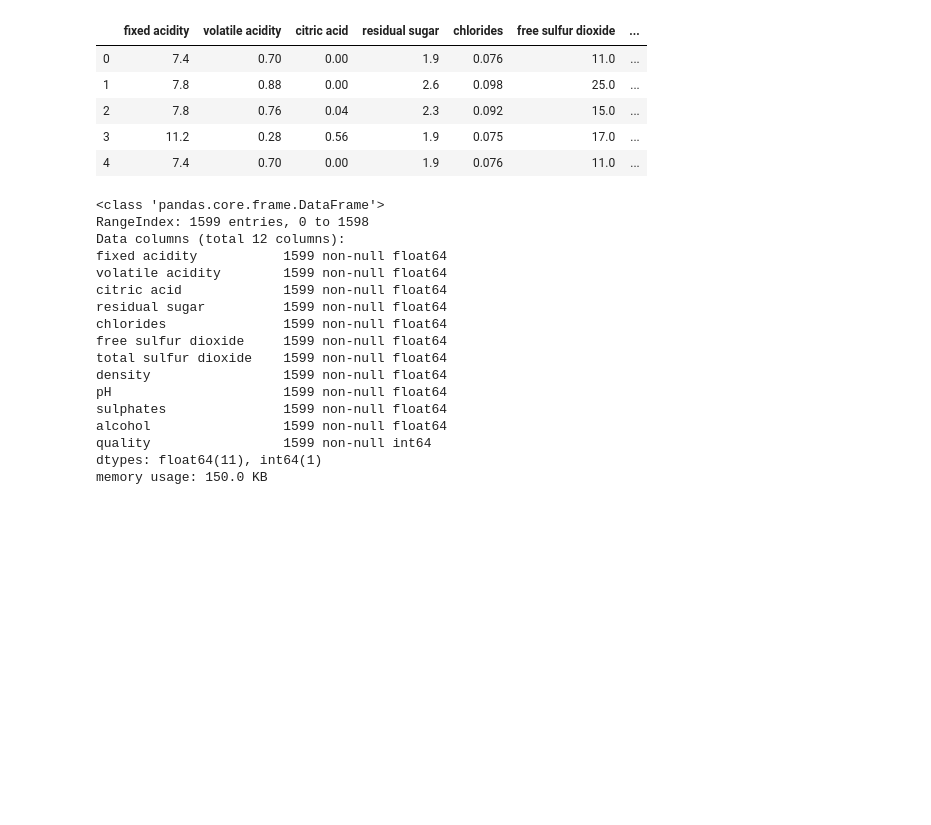
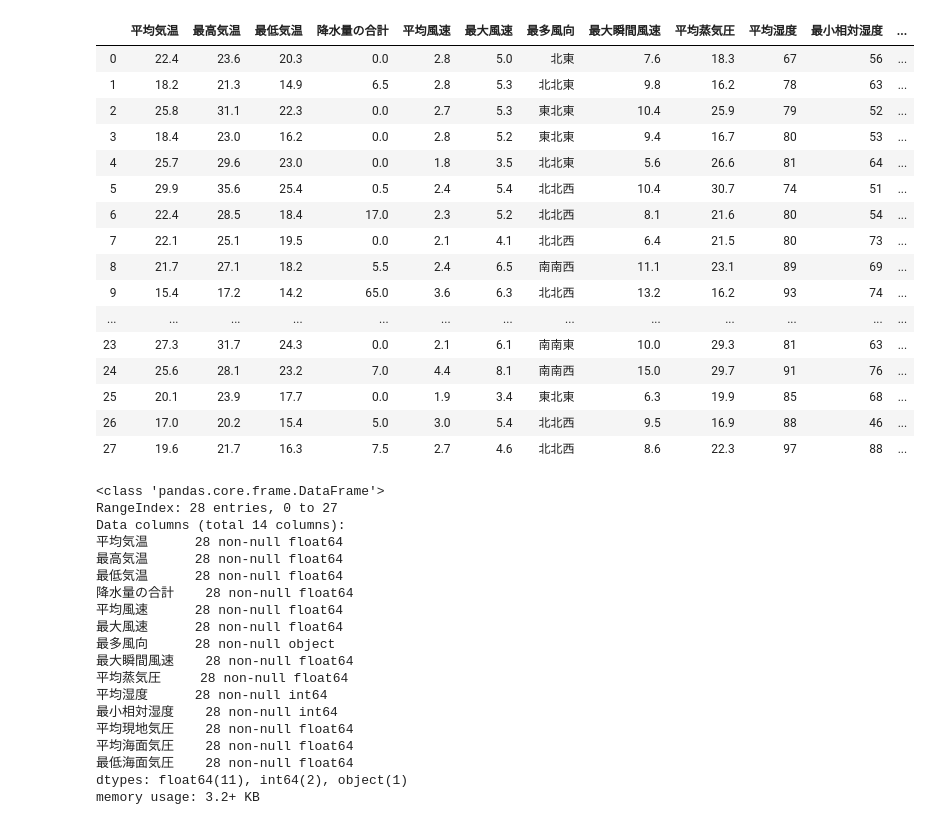
Before and after one commit to yayaya7639/tutorial_python, a Jupyter notebook: assignments/ridge_regression.ipynb, the cells around one changed output. Saved outputs shown, nothing was run; the diff lists cells and outputs as text; code cells hidden in the pictures; blank space fills up the shorter version.

```diff
--- a/assignments/ridge_regression.ipynb
+++ b/assignments/ridge_regression.ipynb
@@ -1,32 +1,49 @@
-# %%
-import pandas as pd
-import numpy as np
-wine = pd.read_csv("winequality-red.csv",sep=";")
-wine.head(5)
-# %% [output]
-|  | fixed acidity | volatile acidity | citric acid | residual sugar | chlorides | free sulfur dioxide | ... |
-| 0 | 7.4 | 0.70 | 0.00 | 1.9 | 0.076 | 11.0 | ... |
-| 1 | 7.8 | 0.88 | 0.00 | 2.6 | 0.098 | 25.0 | ... |
-| 2 | 7.8 | 0.76 | 0.04 | 2.3 | 0.092 | 15.0 | ... |
-| 3 | 11.2 | 0.28 | 0.56 | 1.9 | 0.075 | 17.0 | ... |
-| 4 | 7.4 | 0.70 | 0.00 | 1.9 | 0.076 | 11.0 | ... |
+# %%
+import pandas as pd
+import numpy as np
+%matplotlib inline
+import matplotlib.pyplot as plt
+X_train = pd.read_csv("./data/X_train.csv",sep=",")
+y_train = pd.read_csv("./data/y_train.csv",sep=",")
+X_test = pd.read_csv("./data/X_test.csv",sep=",")
+X_train
+# %% [output]
+|  | 平均気温 | 最高気温 | 最低気温 | 降水量の合計 | 平均風速 | 最大風速 | 最多風向 | 最大瞬間風速 | 平均蒸気圧 | 平均湿度 | 最小相対湿度 | ... |
+| 0 | 22.4 | 23.6 | 20.3 | 0.0 | 2.8 | 5.0 | 北東 | 7.6 | 18.3 | 67 | 56 | ... |
+| 1 | 18.2 | 21.3 | 14.9 | 6.5 | 2.8 | 5.3 | 北北東 | 9.8 | 16.2 | 78 | 63 | ... |
+| 2 | 25.8 | 31.1 | 22.3 | 0.0 | 2.7 | 5.3 | 東北東 | 10.4 | 25.9 | 79 | 52 | ... |
+| 3 | 18.4 | 23.0 | 16.2 | 0.0 | 2.8 | 5.2 | 東北東 | 9.4 | 16.7 | 80 | 53 | ... |
+| 4 | 25.7 | 29.6 | 23.0 | 0.0 | 1.8 | 3.5 | 北北東 | 5.6 | 26.6 | 81 | 64 | ... |
+| 5 | 29.9 | 35.6 | 25.4 | 0.5 | 2.4 | 5.4 | 北北西 | 10.4 | 30.7 | 74 | 51 | ... |
+| 6 | 22.4 | 28.5 | 18.4 | 17.0 | 2.3 | 5.2 | 北北西 | 8.1 | 21.6 | 80 | 54 | ... |
+| 7 | 22.1 | 25.1 | 19.5 | 0.0 | 2.1 | 4.1 | 北北西 | 6.4 | 21.5 | 80 | 73 | ... |
+| 8 | 21.7 | 27.1 | 18.2 | 5.5 | 2.4 | 6.5 | 南南西 | 11.1 | 23.1 | 89 | 69 | ... |
+| 9 | 15.4 | 17.2 | 14.2 | 65.0 | 3.6 | 6.3 | 北北西 | 13.2 | 16.2 | 93 | 74 | ... |
+| ... | ... | ... | ... | ... | ... | ... | ... | ... | ... | ... | ... | ... |
+| 23 | 27.3 | 31.7 | 24.3 | 0.0 | 2.1 | 6.1 | 南南東 | 10.0 | 29.3 | 81 | 63 | ... |
+| 24 | 25.6 | 28.1 | 23.2 | 7.0 | 4.4 | 8.1 | 南南西 | 15.0 | 29.7 | 91 | 76 | ... |
+| 25 | 20.1 | 23.9 | 17.7 | 0.0 | 1.9 | 3.4 | 東北東 | 6.3 | 19.9 | 85 | 68 | ... |
+| 26 | 17.0 | 20.2 | 15.4 | 5.0 | 3.0 | 5.4 | 北北西 | 9.5 | 16.9 | 88 | 46 | ... |
+| 27 | 19.6 | 21.7 | 16.3 | 7.5 | 2.7 | 4.6 | 北北西 | 8.6 | 22.3 | 97 | 88 | ... |
 # %%
-wine.info()
+X_train.info()
 # %% [output]
 <class 'pandas.core.frame.DataFrame'>
-RangeIndex: 1599 entries, 0 to 1598
-Data columns (total 12 columns):
-fixed acidity           1599 non-null float64
-volatile acidity        1599 non-null float64
-citric acid             1599 non-null float64
-residual sugar          1599 non-null float64
-chlorides               1599 non-null float64
-free sulfur dioxide     1599 non-null float64
-total sulfur dioxide    1599 non-null float64
-density                 1599 non-null float64
-pH                      1599 non-null float64
-sulphates               1599 non-null float64
-alcohol                 1599 non-null float64
-quality                 1599 non-null int64
-dtypes: float64(11), int64(1)
-memory usage: 150.0 KB
+RangeIndex: 28 entries, 0 to 27
+Data columns (total 14 columns):
+平均気温      28 non-null float64
+最高気温      28 non-null float64
+最低気温      28 non-null float64
+降水量の合計    28 non-null float64
+平均風速      28 non-null float64
+最大風速      28 non-null float64
+最多風向      28 non-null object
+最大瞬間風速    28 non-null float64
+平均蒸気圧     28 non-null float64
+平均湿度      28 non-null int64
+最小相対湿度    28 non-null int64
+平均現地気圧    28 non-null float64
+平均海面気圧    28 non-null float64
+最低海面気圧    28 non-null float64
+dtypes: float64(11), int64(2), object(1)
+memory usage: 3.2+ KB
```
Also changed, not shown: parts of 46 cells of this notebook, 6 other files.
